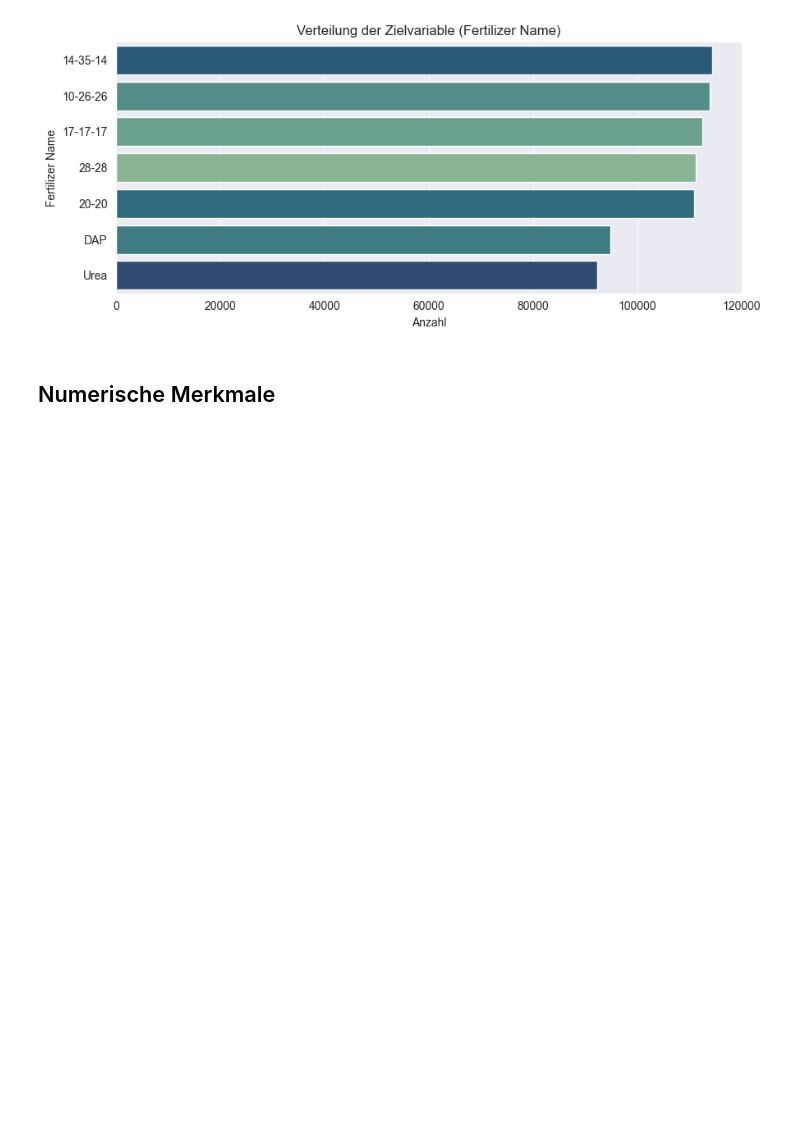
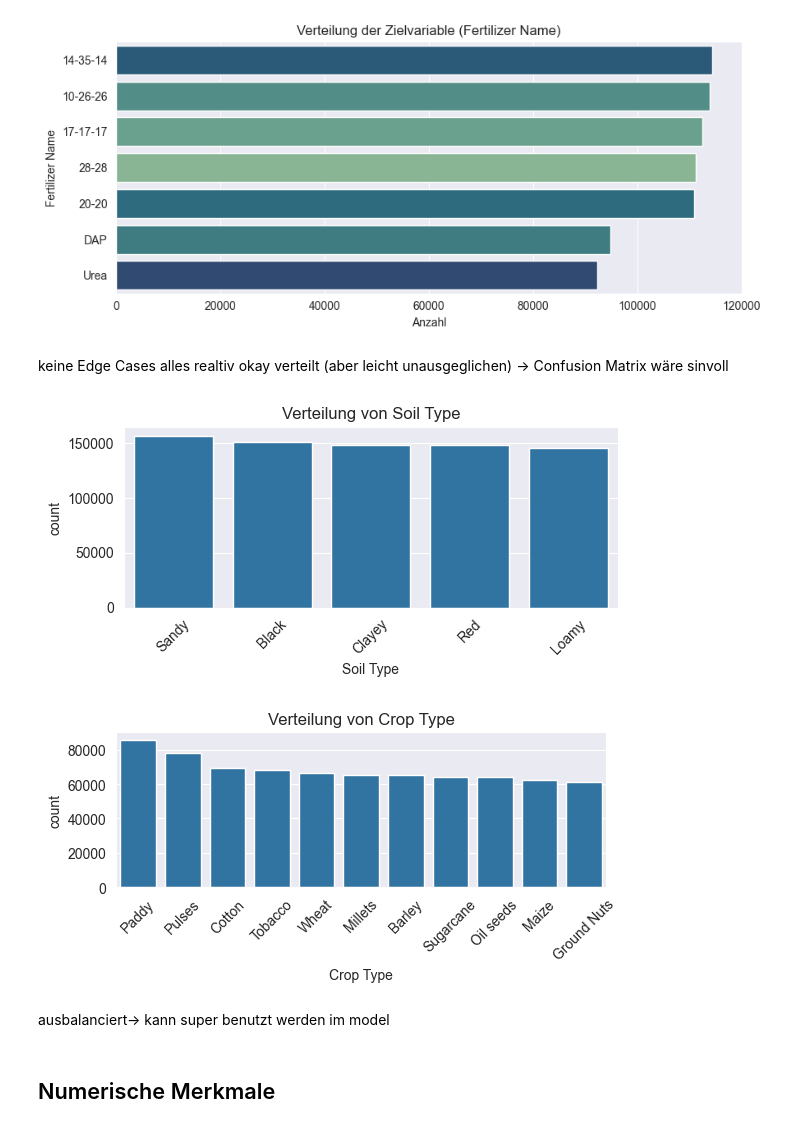
Before and after one commit to yernon/EDA_Jahns_Liefke, a Jupyter notebook: EDA_Jahns_Liefke.ipynb, the cells around one changed output. Drawn from its saved outputs; the diff is of its cells as text; code cells hidden in the pictures; blank space fills up the shorter version.

```diff
--- a/EDA_Jahns_Liefke.ipynb
+++ b/EDA_Jahns_Liefke.ipynb
@@ -163,5 +171,22 @@ plt.tight_layout()
 plt.show()
 # %% [output]
 [figure]
+# %% [markdown]
+keine Edge Cases alles realtiv okay verteilt (aber leicht unausgeglichen) -> Confusion Matrix wäre sinvoll
+# %%
+categorical = ['Soil Type', 'Crop Type']
+
+for col in categorical:
+    plt.figure(figsize=(6,3))
+    sns.countplot(data=train, x=col, order=train[col].value_counts().index)
+    plt.title(f"Verteilung von {col}")
+    plt.xticks(rotation=45)
+    plt.tight_layout()
+    plt.show()
+# %% [output]
+[figure, added]
+[figure, added]
+# %% [markdown]
+ausbalanciert-> kann super benutzt werden im model
 # %% [markdown]
 ## Numerische Merkmale
```
Also changed, not shown: parts of 31 cells of this notebook.
